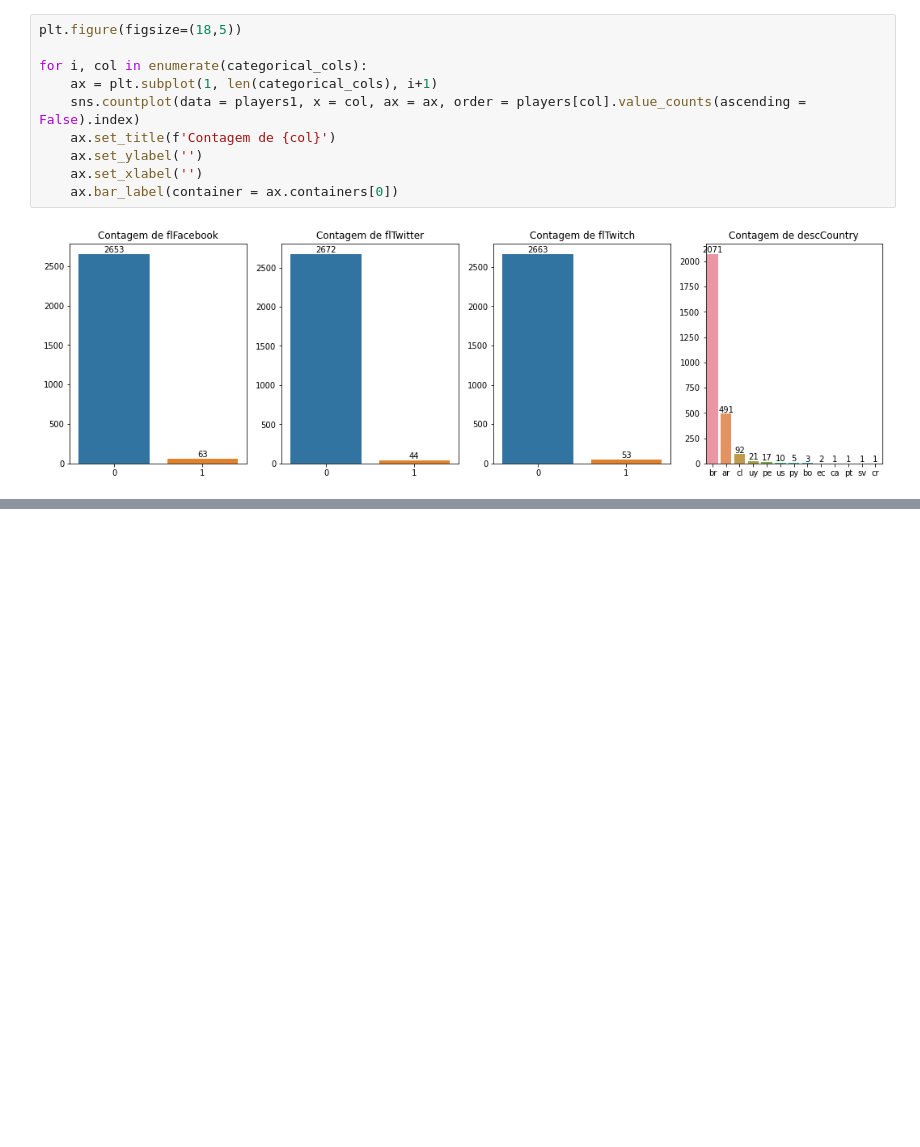
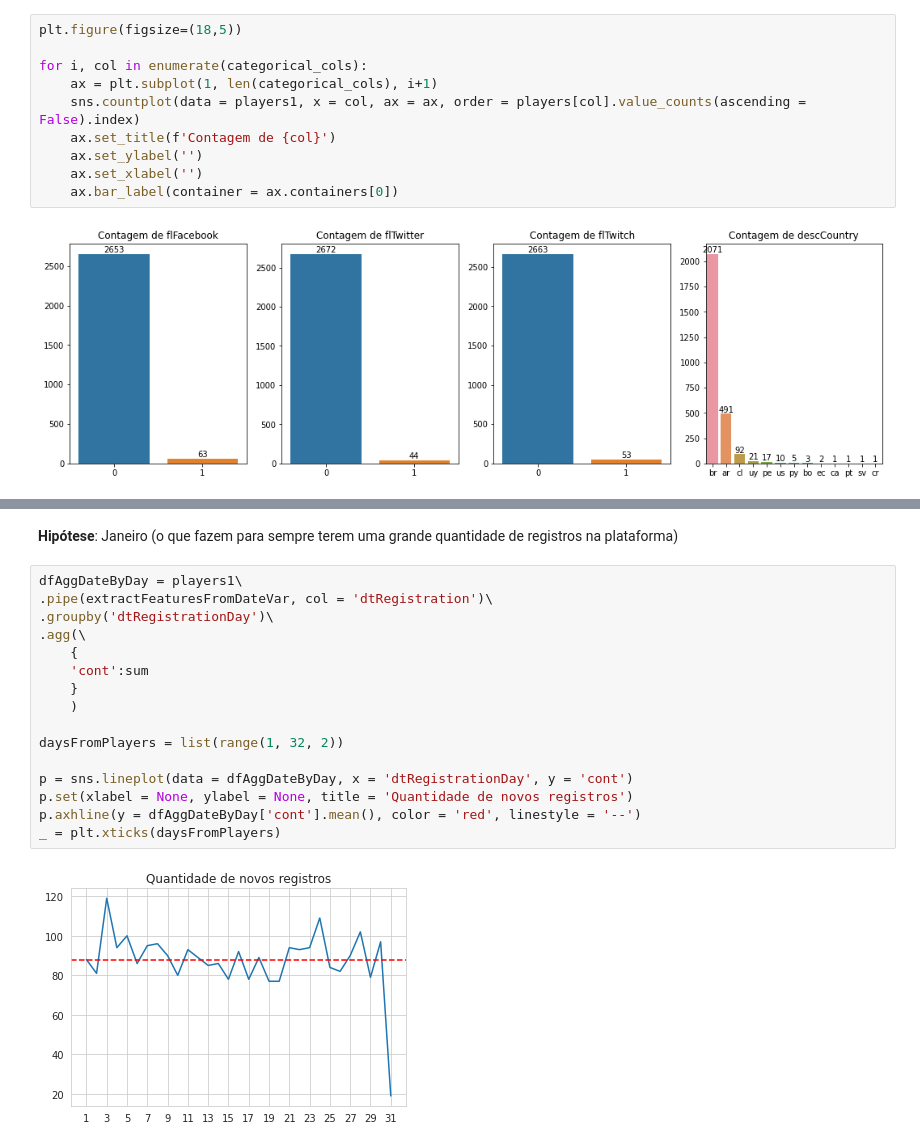
Before and after one commit to barbosarafael/csgo_with_data, a Jupyter notebook: notebook/1.0.EDA_dataset.ipynb, the cells around one changed output, grey strips where cells are left out. Cells and saved outputs as stored; diff of their text form; blank space fills up the shorter version.

```diff
--- a/notebook/1.0.EDA_dataset.ipynb
+++ b/notebook/1.0.EDA_dataset.ipynb
@@ -159,0 +246,20 @@ Quando olhamos os países a quais os Players pertencem, majoritariamente temos o
+# %% [markdown]
+**Hipótese**: Janeiro (o que fazem para sempre terem uma grande quantidade de registros na plataforma)
+# %%
+dfAggDateByDay = players1\
+.pipe(extractFeaturesFromDateVar, col = 'dtRegistration')\
+.groupby('dtRegistrationDay')\
+.agg(\
+    {
+    'cont':sum
+    }
+    )
+
+daysFromPlayers = list(range(1, 32, 2))
+
+p = sns.lineplot(data = dfAggDateByDay, x = 'dtRegistrationDay', y = 'cont')
+p.set(xlabel = None, ylabel = None, title = 'Quantidade de novos registros')
+p.axhline(y = dfAggDateByDay['cont'].mean(), color = 'red', linestyle = '--')
+_ = plt.xticks(daysFromPlayers)
+# %% [output]
+[figure, added]
```
Also changed, not shown: parts of 14 cells of this notebook, 1 other file.
